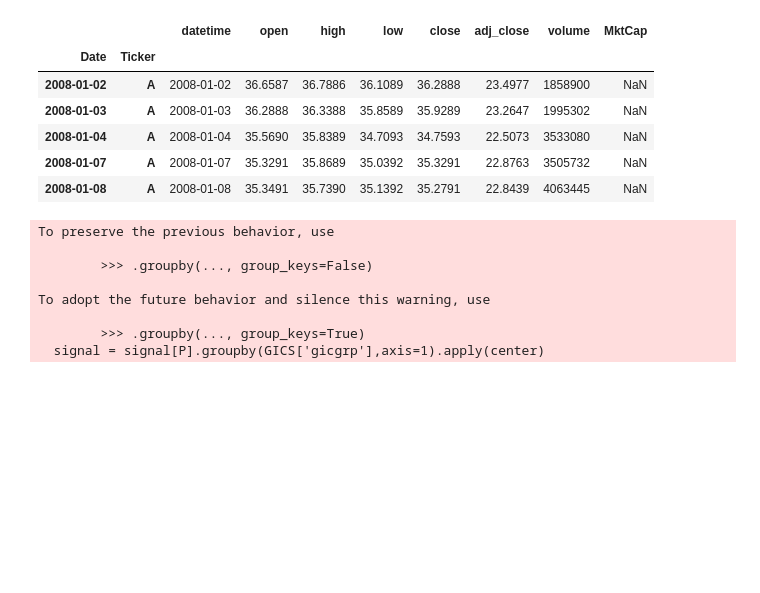
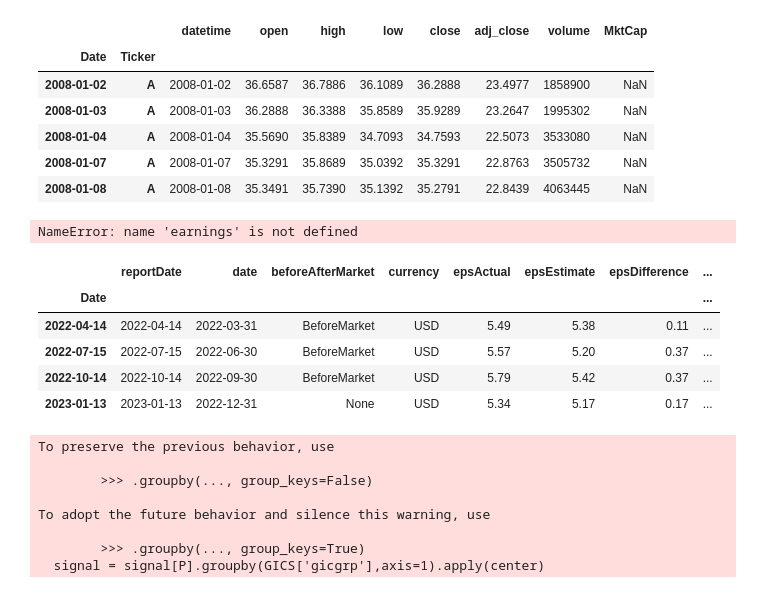
Before and after one commit to nabz78350/backtesting, a Jupyter notebook: strat_eps_cfo.ipynb, the cells around one changed output. Saved outputs shown, nothing was run; the diff lists cells and outputs as text; code cells hidden in the pictures; blank space fills up the shorter version.

```diff
--- a/strat_eps_cfo.ipynb
+++ b/strat_eps_cfo.ipynb
@@ -36,6 +36,23 @@ earnings = earnings[~earnings.index.duplicated(keep='first')]
 earnings = earnings[earnings['epsActual'].notna()]
 eps_actual = earnings['epsActual'].unstack().reindex_like(P).ffill().astype(float)
 eps_actual = eps_actual[P].rank(1,pct=True,ascending=True).clip(0.01,0.99)
+# %%
+earnings.xs('A',level=1).tail(4)
+### accurate but small differences with https://www.nasdaq.com/market-activity/stocks/a/earnings
+
+#more generally we remark almost of all the time correct report date, but we're  still data source dependent
+# %% [output]
+NameError: name 'earnings' is not defined
+# %%
+earnings.xs('UNH',level=1).tail(4)
+### accurate but small differences with https://www.nasdaq.com/market-activity/stocks/unh/earnings
+# %% [output]
+|  | reportDate | date | beforeAfterMarket | currency | epsActual | epsEstimate | epsDifference | ... |
+| Date |  |  |  |  |  |  |  | ... |
+| 2022-04-14 | 2022-04-14 | 2022-03-31 | BeforeMarket | USD | 5.49 | 5.38 | 0.11 | ... |
+| 2022-07-15 | 2022-07-15 | 2022-06-30 | BeforeMarket | USD | 5.57 | 5.20 | 0.37 | ... |
+| 2022-10-14 | 2022-10-14 | 2022-09-30 | BeforeMarket | USD | 5.79 | 5.42 | 0.37 | ... |
+| 2023-01-13 | 2023-01-13 | 2022-12-31 | None | USD | 5.34 | 5.17 | 0.17 | ... |
 # %%
 import numpy as np
 from numpy.core.numeric import normalize_axis_tuple
```
Also changed, not shown: 3 other files.
